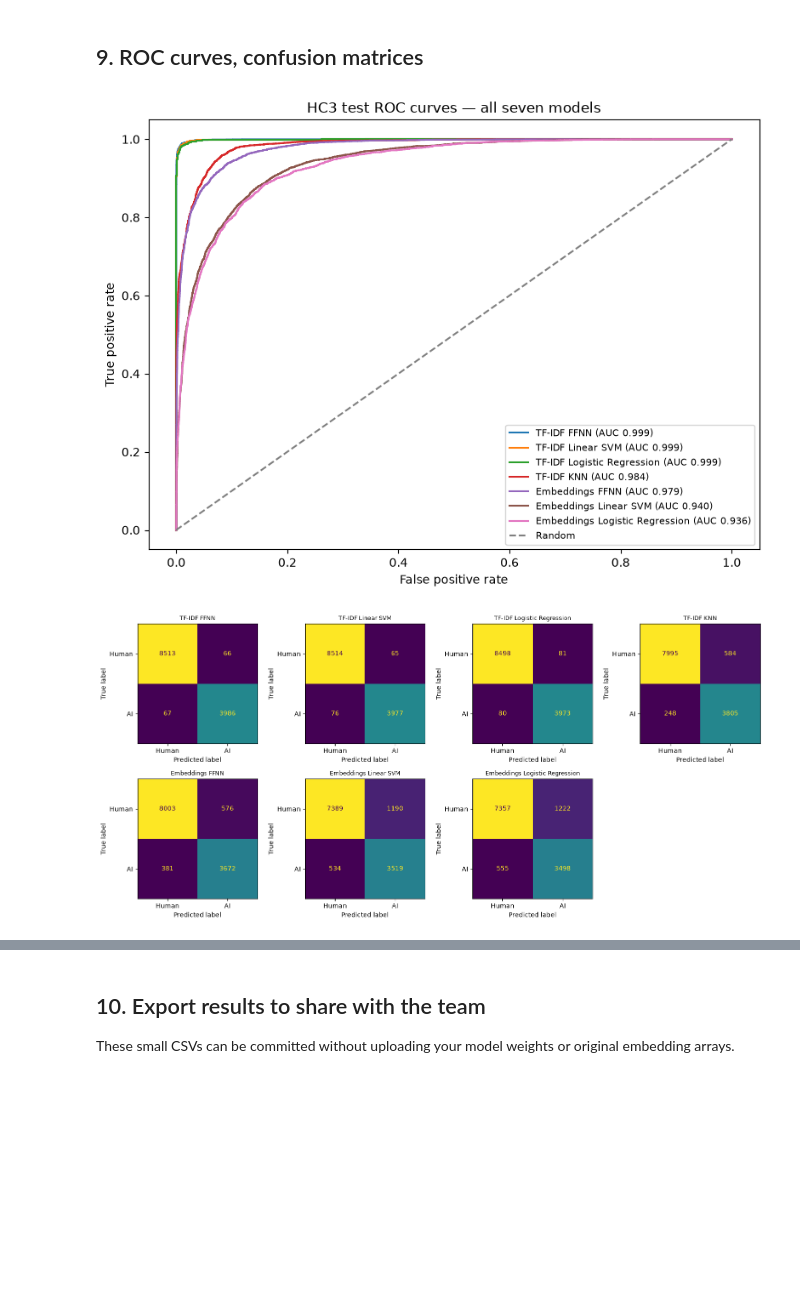
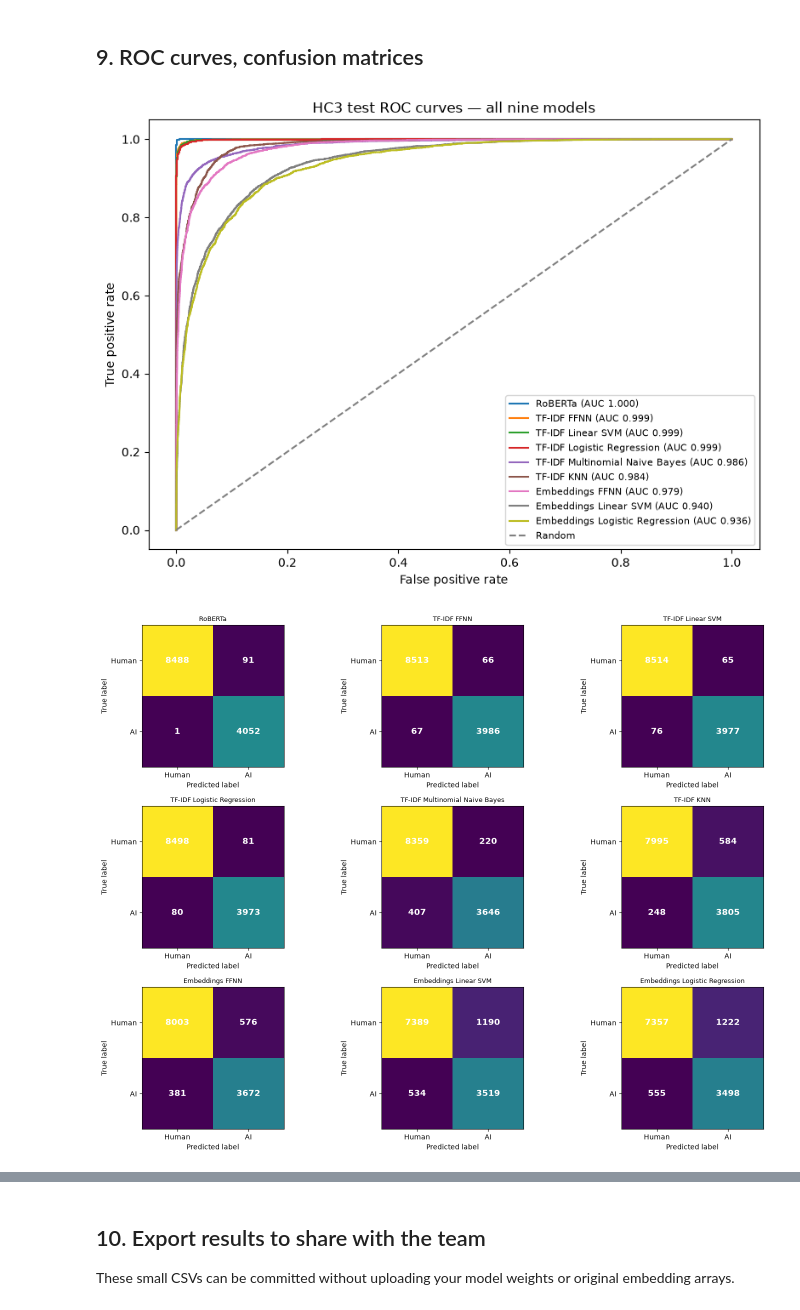
Before and after one commit to Break-Through-Tech/Chewy-1B-spot-the-bot-detecting-ai-generated-text, a Jupyter notebook: notebooks/evaluation/hc3_model_comparison.ipynb, the cells around one changed output, grey strips where cells are left out. Cells and saved outputs as stored; diff of their text form; code cells hidden in the pictures; blank space fills up the shorter version.

Commit message:
feat: integrate RoBERTa into HC3 model comparison

```diff
--- a/notebooks/evaluation/hc3_model_comparison.ipynb
+++ b/notebooks/evaluation/hc3_model_comparison.ipynb
@@ -48,10 +48,14 @@ paths = {
     "TF-IDF Linear SVM": TFIDF_DIR / "linear_svm_model.joblib",
     "TF-IDF FFNN": TFIDF_DIR / "feedforward_neural_network.keras",
     "TF-IDF KNN": TFIDF_DIR / "knn_model.joblib",
+    "TF-IDF Multinomial Naive Bayes": TFIDF_DIR / "Multinomial_Naive_Bayes.joblib",
     "HC3 test embeddings": EMBEDDINGS_DIR / "test_embeddings.npy",
     "Embeddings Logistic Regression": EMBEDDINGS_DIR / "logistic_regression_embeddings.joblib",
     "Embeddings Linear SVM": EMBEDDINGS_DIR / "linear_svm_embeddings.joblib",
     "Embeddings FFNN": EMBEDDINGS_DIR / "feedforward_neural_network_embeddings.keras",
+    "RoBERTa model": PROJECT_ROOT / "models" / "roberta" / "roberta_384_58k" / "model.safetensors",
+    "RoBERTa tokenizer": PROJECT_ROOT / "models" / "roberta" / "roberta_384_58k" / "tokenizer.json",
+
 }
 missing = [name for name, path in paths.items() if not path.is_file()]
 for name, path in paths.items():
@@ -291,25 +396,40 @@ for metric, label in [("accuracy", "Accuracy"), ("macro_f1", "Macro F1"), ("roc_
 # %%
 plt.figure(figsize=(8, 6))
 for _, rec in results.iterrows():
     fpr, tpr = roc_data[rec["model"]]
     plt.plot(fpr, tpr, label=f"{rec['model']} (AUC {rec['roc_auc']:.3f})")
 plt.plot([0, 1], [0, 1], linestyle="--", color="gray", label="Random")
 plt.xlabel("False positive rate")
 plt.ylabel("True positive rate")
-plt.title("HC3 test ROC curves — all seven models")
+plt.title("HC3 test ROC curves — all nine models")
 plt.legend(fontsize=8)
 plt.tight_layout()
 plt.show()
 
-fig, axes = plt.subplots(2, 4, figsize=(15, 7))
+fig, axes = plt.subplots(3, 3, figsize=(15, 11))
+
 for ax, (_, rec) in zip(axes.flat, results.iterrows()):
     cm = np.array([[rec['tn'], rec['fp']], [rec['fn'], rec['tp']]])
-    ConfusionMatrixDisplay(cm, display_labels=["Human", "AI"]).plot(ax=ax, colorbar=False, values_format="d")
+
+    disp = ConfusionMatrixDisplay(
+        cm, display_labels=["Human", "AI"]
+    )
+
+    disp.plot(ax=ax, colorbar=False, values_format="d")
+
+    # Make the numbers easier to read
+    for text in disp.text_.ravel():
+        text.set_color("white")
+        text.set_fontsize(12)
+        text.set_fontweight("bold")
+
     ax.set_title(rec['model'], fontsize=9)
+
 for ax in axes.flat[len(results):]:
     ax.axis("off")
+
 plt.tight_layout()
 plt.show()
 # %% [output]
-[figure, old version]
+[figure, new version]
-[figure, old version]
+[figure, new version]
```
Also changed, not shown: parts of 15 cells of this notebook, 1 other file.
